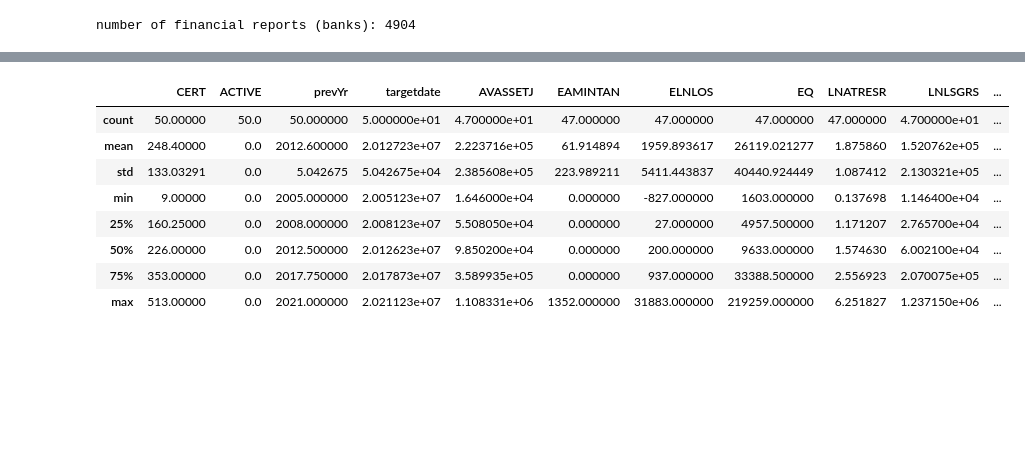
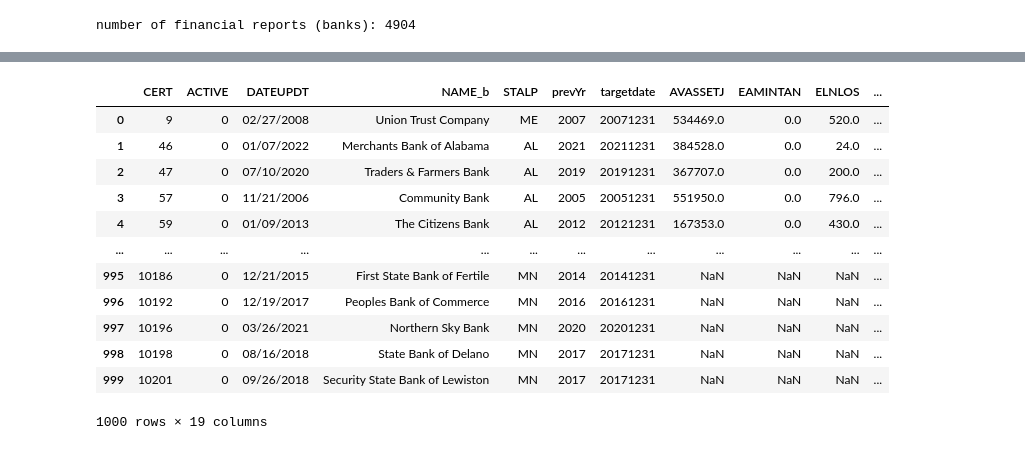
Before and after one commit to joeyio/bank-sentinel, a Jupyter notebook: extract.ipynb, the cells around one changed output, grey strips where cells are left out. Drawn from its saved outputs; the diff is of its cells as text; code cells hidden in the pictures; blank space fills up the shorter version.

Commit message:
im done for today. todos marked

```diff
--- a/extract.ipynb
+++ b/extract.ipynb
@@ -32,7 +27,7 @@ def cleanbankdata(df: pd.DataFrame) -> None:
 # %% [markdown]
 ### Get lists of all banks 2006-present
 # %%
-n = 50
+n = 1000
 # %%
 # strings for getting lists of active and failed banks
 institutionurl = 'https://banks.data.fdic.gov/api/institutions?'
@@ -258,0 +148,7 @@ Name: RISDATE, Length: 1785, dtype: int64
+# %%
+# get all financial data in the selected date range for the banks in the list of failed banks
+bankIDstring = ' OR '.join(failedbanks.index.astype(str))
+failedfilter = f'CERT:({bankIDstring}) AND REPYEAR:[2005 TO 2023]'
+failedfinancials = getData(financialsurl, failedfilter, features)
+
+## TODO: BankFind cuts off at 10k rows, but since there are 72 quarters in the date range, there will be many more entries. need to segment API call and repeat until all data is collected
@@ -259,14 +171,18 @@ Name: RISDATE, Length: 1785, dtype: int64
 # %%
-faileddata = failedbanks.merge(failedfinancials2, left_on = ['CERT', 'targetdate'], right_on = ['CERT', 'RISDATE'], how = 'left', suffixes=['_b', '_f'])
+faileddata = failedbanks.merge(failedfinancials, left_on = ['CERT', 'targetdate'], right_on = ['CERT', 'RISDATE'], how = 'left', suffixes=['_b', '_f'])
 # %%
-faileddata.describe()
+faileddata
 # %% [output]
-|  | CERT | ACTIVE | prevYr | targetdate | AVASSETJ | EAMINTAN | ELNLOS | EQ | LNATRESR | LNLSGRS | ... |
-| count | 50.00000 | 50.0 | 50.000000 | 5.000000e+01 | 4.700000e+01 | 47.000000 | 47.000000 | 47.000000 | 47.000000 | 4.700000e+01 | ... |
-| mean | 248.40000 | 0.0 | 2012.600000 | 2.012723e+07 | 2.223716e+05 | 61.914894 | 1959.893617 | 26119.021277 | 1.875860 | 1.520762e+05 | ... |
-| std | 133.03291 | 0.0 | 5.042675 | 5.042675e+04 | 2.385608e+05 | 223.989211 | 5411.443837 | 40440.924449 | 1.087412 | 2.130321e+05 | ... |
-| min | 9.00000 | 0.0 | 2005.000000 | 2.005123e+07 | 1.646000e+04 | 0.000000 | -827.000000 | 1603.000000 | 0.137698 | 1.146400e+04 | ... |
-| 25% | 160.25000 | 0.0 | 2008.000000 | 2.008123e+07 | 5.508050e+04 | 0.000000 | 27.000000 | 4957.500000 | 1.171207 | 2.765700e+04 | ... |
-| 50% | 226.00000 | 0.0 | 2012.500000 | 2.012623e+07 | 9.850200e+04 | 0.000000 | 200.000000 | 9633.000000 | 1.574630 | 6.002100e+04 | ... |
-| 75% | 353.00000 | 0.0 | 2017.750000 | 2.017873e+07 | 3.589935e+05 | 0.000000 | 937.000000 | 33388.500000 | 2.556923 | 2.070075e+05 | ... |
-| max | 513.00000 | 0.0 | 2021.000000 | 2.021123e+07 | 1.108331e+06 | 1352.000000 | 31883.000000 | 219259.000000 | 6.251827 | 1.237150e+06 | ... |
+|  | CERT | ACTIVE | DATEUPDT | NAME_b | STALP | prevYr | targetdate | AVASSETJ | EAMINTAN | ELNLOS | ... |
+| 0 | 9 | 0 | 02/27/2008 | Union Trust Company | ME | 2007 | 20071231 | 534469.0 | 0.0 | 520.0 | ... |
+| 1 | 46 | 0 | 01/07/2022 | Merchants Bank of Alabama | AL | 2021 | 20211231 | 384528.0 | 0.0 | 24.0 | ... |
+| 2 | 47 | 0 | 07/10/2020 | Traders & Farmers Bank | AL | 2019 | 20191231 | 367707.0 | 0.0 | 200.0 | ... |
+| 3 | 57 | 0 | 11/21/2006 | Community Bank | AL | 2005 | 20051231 | 551950.0 | 0.0 | 796.0 | ... |
+| 4 | 59 | 0 | 01/09/2013 | The Citizens Bank | AL | 2012 | 20121231 | 167353.0 | 0.0 | 430.0 | ... |
+| ... | ... | ... | ... | ... | ... | ... | ... | ... | ... | ... | ... |
+| 995 | 10186 | 0 | 12/21/2015 | First State Bank of Fertile | MN | 2014 | 20141231 | NaN | NaN | NaN | ... |
+| 996 | 10192 | 0 | 12/19/2017 | Peoples Bank of Commerce | MN | 2016 | 20161231 | NaN | NaN | NaN | ... |
+| 997 | 10196 | 0 | 03/26/2021 | Northern Sky Bank | MN | 2020 | 20201231 | NaN | NaN | NaN | ... |
+| 998 | 10198 | 0 | 08/16/2018 | State Bank of Delano | MN | 2017 | 20171231 | NaN | NaN | NaN | ... |
+| 999 | 10201 | 0 | 09/26/2018 | Security State Bank of Lewiston | MN | 2017 | 20171231 | NaN | NaN | NaN | ... |
+1000 rows × 19 columns
```
Also changed, not shown: parts of 25 cells of this notebook.
